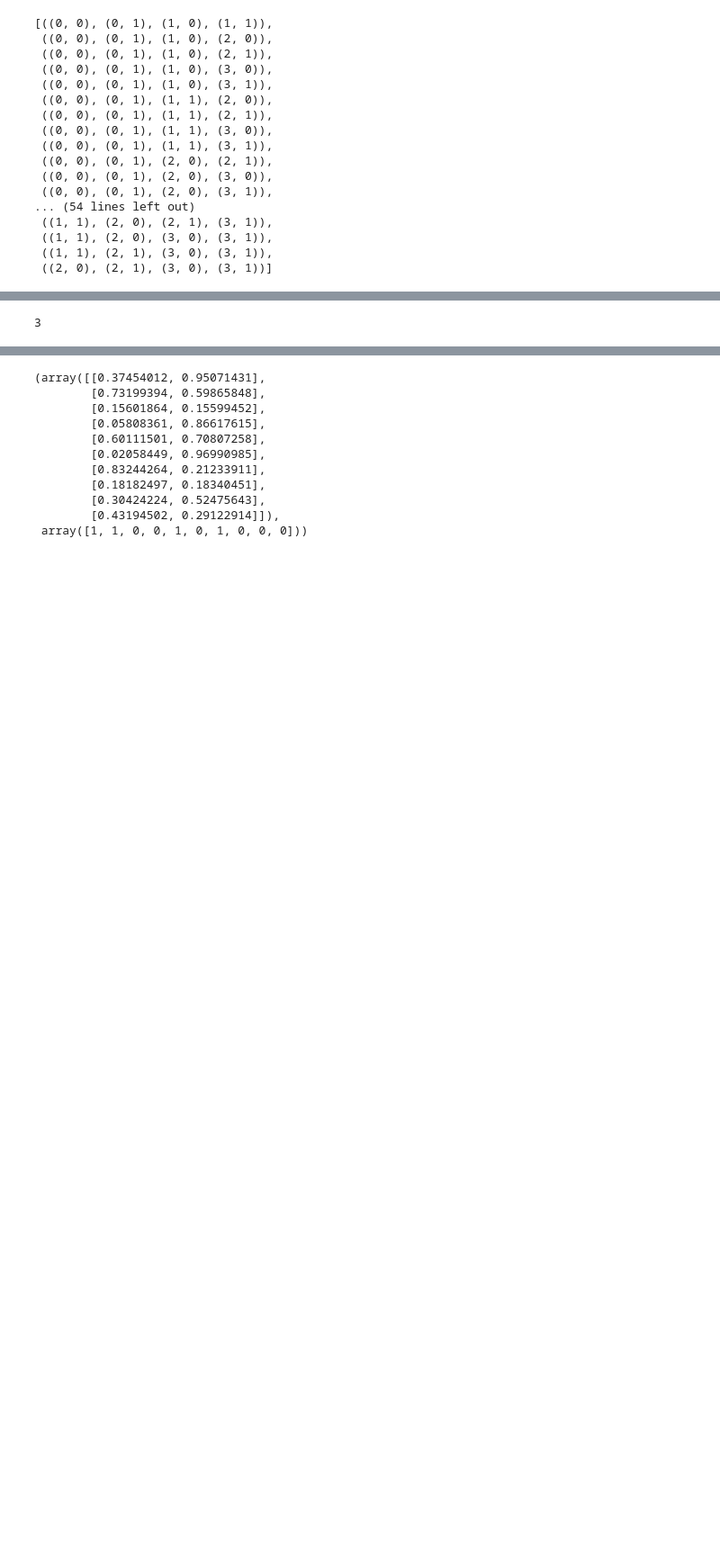
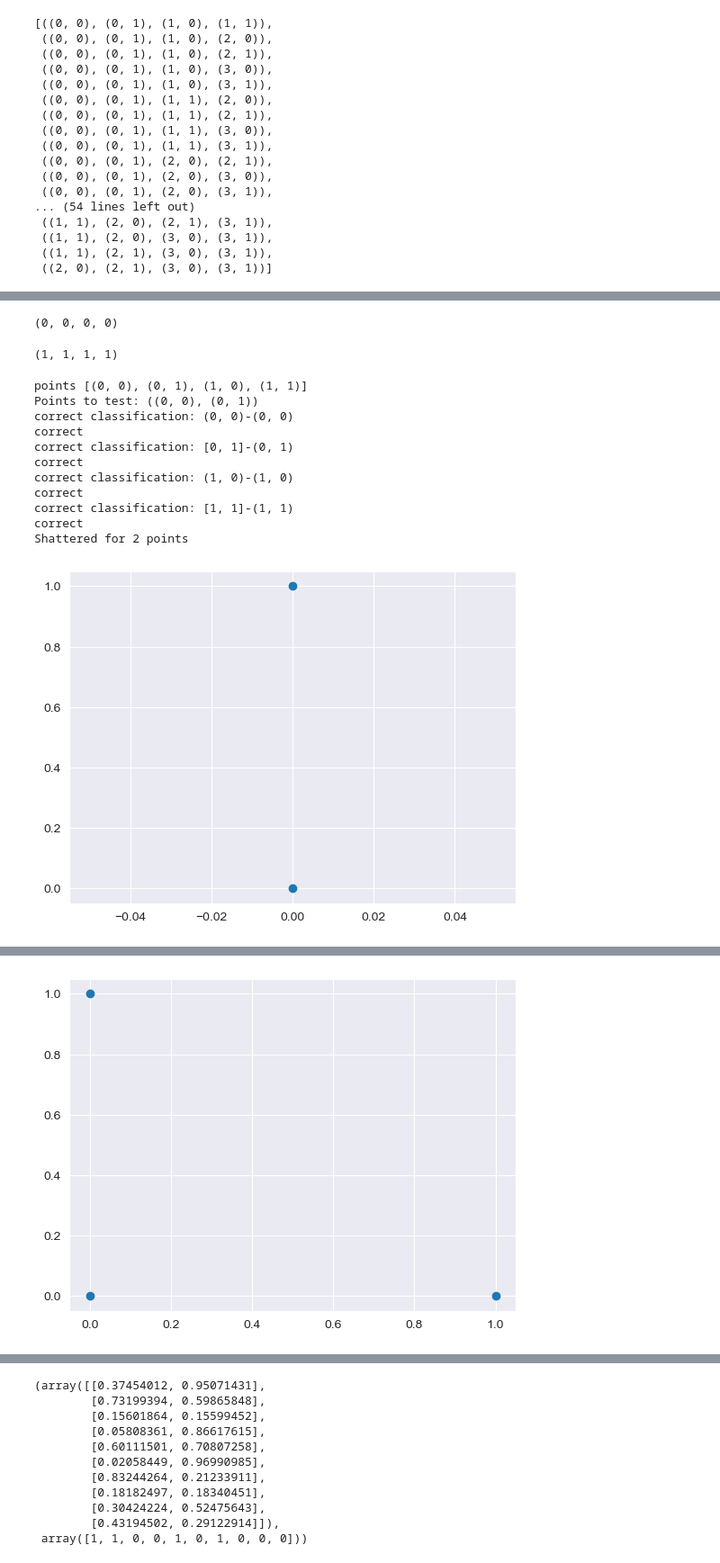
Before and after one commit to kppeterkiss/ml-labs, a Jupyter notebook: 1_intro/Capacity of models.ipynb, the cells around one changed output, grey strips where cells are left out. Shown at 90% size. Saved outputs shown, nothing was run; the diff lists cells and outputs as text; code cells hidden in the pictures; blank space fills up the shorter version.

```diff
--- a/1_intro/Capacity of models.ipynb
+++ b/1_intro/Capacity of models.ipynb
@@ -51,37 +34,91 @@ list(itertools.product([0, 1], repeat=n))
+# %%
+labels[0]
+# %% [output]
+(0, 0, 0, 0)
+# %%
+def invert(t):
+	return tuple(1-i for i in t)
+# %%
+invert(labels[0])
+# %% [output]
+(1, 1, 1, 1)
 # %%
-
+import matplotlib.pyplot as plt
 
 def vc_dimension(hypothesis_set):
 	"""
 	Estimates the VC dimension of a hypothesis set using the brute-force approach.
 	"""
-	n = 4
+	n = 2
 	while True:
+		#generating n * 2 points i a grid (x,y), where x=1..n, y=1 or 0
 		points = [(i, j) for i in range(n) for j in range(2)]
+		print('points',points)
 		shattered_sets = 0
+		# get all n-sized  combinations of the above points
 		for combination in itertools.combinations(points, n):
+			print('Points to test:', combination)
 			is_shattered = True
+			# if for one of the combinations we can predict all labelling correctly, then we won
+			# iterating over all possible labelling of the given point combination
+			shattered=True
 			for labeling in itertools.product([0, 1], repeat=n):
-				hypotheses = [hypothesis_set(point) for point in combination]
-				if set(hypotheses) != set(labeling):
-					is_shattered = False
+				# prediction vector of the hypothesis
+				correct=False
+				pedictions=[]
+				for m in [-1,1]:
+					for disp in [-1,0,1]:
+						hypotheses = [hypothesis_set(point,disp,m) for point in combination]
+						i_h=invert(hypotheses)
+						pedictions.append(hypotheses)
+						pedictions.append(i_h)
+						#if not equal, we failes at at least one labelling, so stop checking labelings
+						#print('hypotheses',hypotheses,'inverted',i_h )
+						#print('labeling',labeling)
+				for h in pedictions:
+					if (list(h) == list(labeling)):
+						print(f'correct classification: {h}-{labeling}')
+						correct=True
+						break
+				is_shattered &= correct
+				if not is_shattered:
+					# we found a labelling on which we fail, so go to next candidate points...
 					break
+
+				else:
+					print('correct')
 			if is_shattered:
-				shattered_sets += 1
-			else:
+				print(f'Shattered for {n} points')
+				x,y=zip(*combination)
+				plt.scatter(x,y)
+				plt.show()
+				n += 1
 				break
+			#else:
+			#	break
 		if not is_shattered:
+			print(f'not shattered for {n} points')
 			break
-		n += 1
-	return n-1 if shattered_sets == 2**n else n-2
+	return n-1
 
 
 # Example 1: linear function hypothesis set
-def linear_function(point):
+def linear_function(point, disp,m):
 	x, y = point
-	return int(y >= x)
+	return int(y >= m*x+disp)
 
 
 print(vc_dimension(linear_function))
 # %% [output]
-3
+points [(0, 0), (0, 1), (1, 0), (1, 1)]
+Points to test: ((0, 0), (0, 1))
+correct classification: (0, 0)-(0, 0)
+correct
+correct classification: [0, 1]-(0, 1)
+correct
+correct classification: (1, 0)-(1, 0)
+correct
+correct classification: [1, 1]-(1, 1)
+correct
+Shattered for 2 points
+[figure, added]
@@ -87,0 +144 @@ print(vc_dimension(linear_function))
+[figure, added]
```
Also changed, not shown: parts of 4 cells of this notebook, 6 other files.
